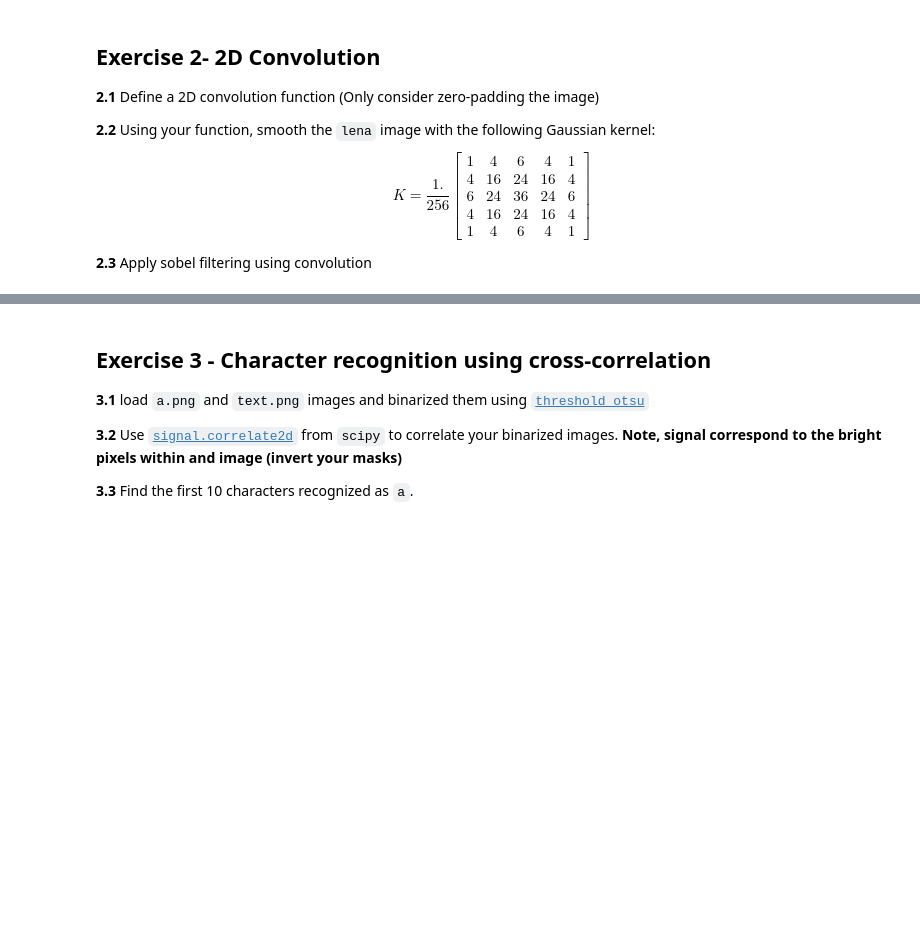
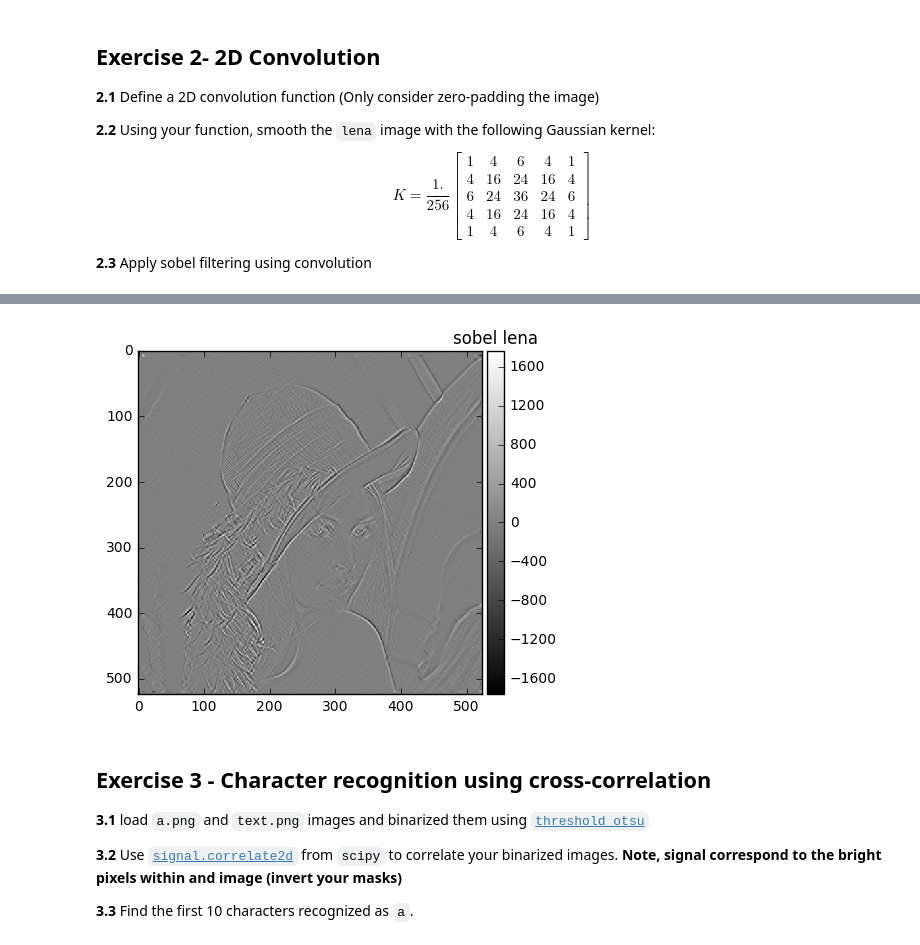
Before and after one commit to ctmengdi/DSP-TP-1617, a Jupyter notebook: Lab3/python/Lab3.ipynb, the cells around one changed output, grey strips where cells are left out. Drawn from its saved outputs; the diff is of its cells as text; code cells hidden in the pictures; blank space fills up the shorter version.

```diff
--- a/Lab3/python/Lab3.ipynb
+++ b/Lab3/python/Lab3.ipynb
@@ -105,3 +142,14 @@ SyntaxError: invalid syntax (<ipython-input-27-2a8bd4a7a271>, line 4)
+# %%
+sobel_h = np.array([[1,0,-1],[2,0,-2],[1,0,-1]])
+sobel_v = np.array([[1,2,1],[0,0,0],[-1,-2,-1]])
+
+sobel_lena = conv_2D(conv_2D(lena_img, sobel_h), sobel_v)
+plt.figure
+io.imshow(sobel_lena,cmap = plt.cm.gray)
+plt.title('sobel lena')
+plt.show()
+# %% [output]
+[figure, added]
 # %% [markdown]
 ## Exercise 3 - Character recognition using cross-correlation
 
```
Also changed, not shown: parts of 6 cells of this notebook.
